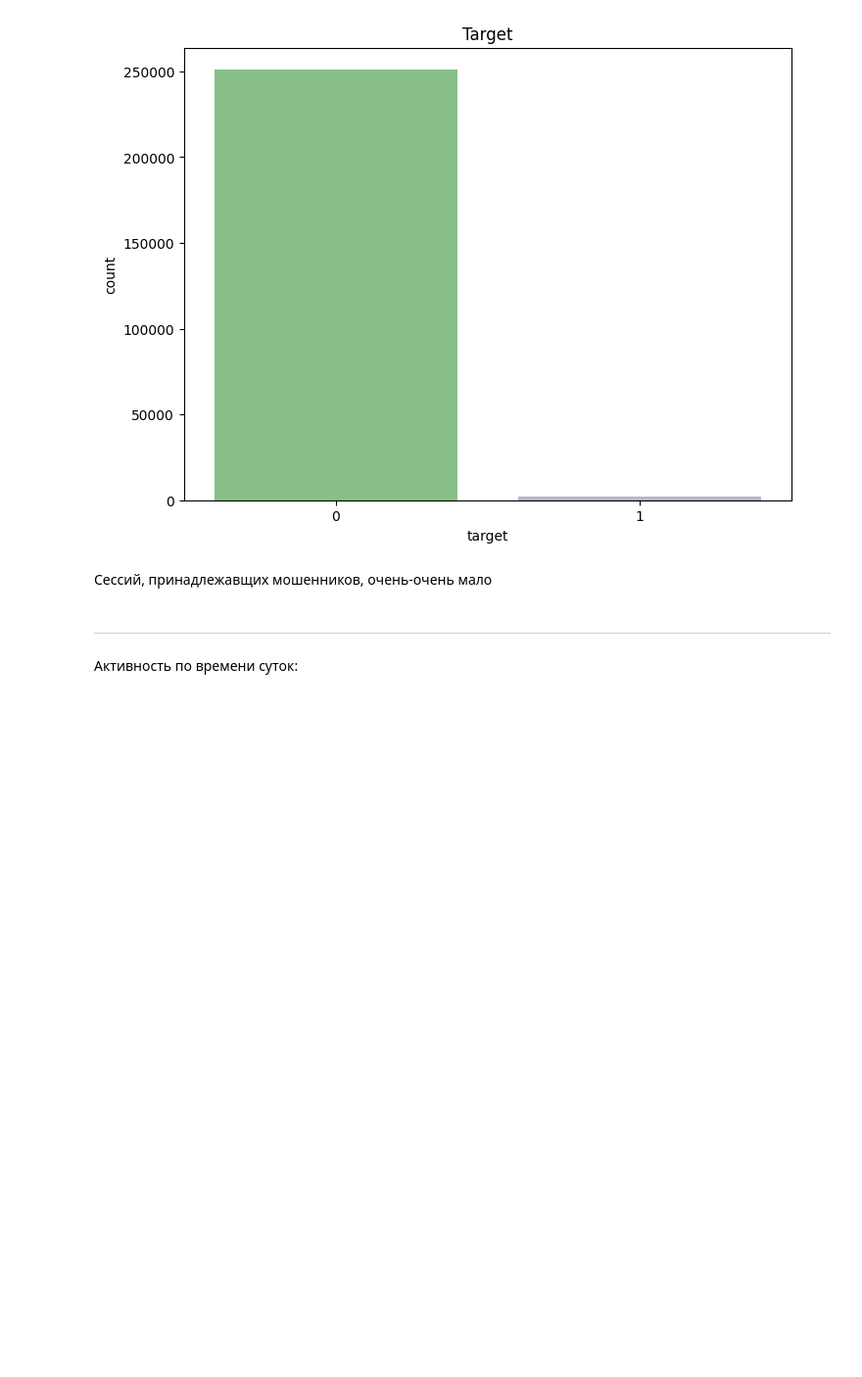
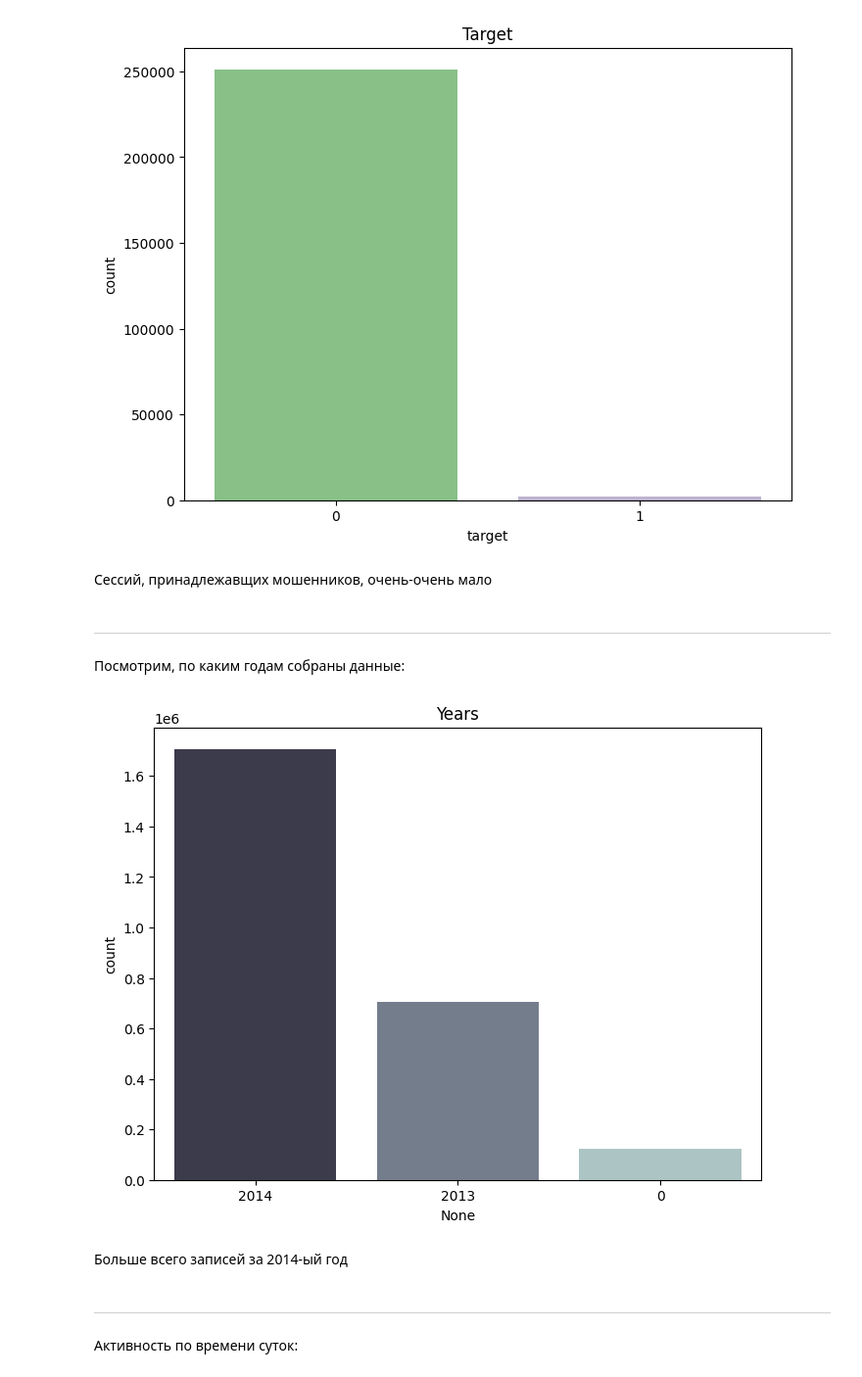
Before and after one commit to sollltit/ml_college_2, a Jupyter notebook: data_ver3.ipynb, the cells around one changed output. Shown at 98% size. Drawn from its saved outputs; the diff is of its cells as text; code cells hidden in the pictures; blank space fills up the shorter version.

```diff
--- a/data_ver3.ipynb
+++ b/data_ver3.ipynb
@@ -651,6 +703,29 @@ plt.show()
 [figure]
 # %% [markdown]
 Сессий, принадлежавщих мошенников, очень-очень мало
+# %% [markdown]
+________________________________________________________
+
+Посмотрим, по каким годам собраны данные:
+# %%
+# список колонок, в которых указана дата
+date_col = [col for col in df4.columns if 'time' in col and 'date' in col]
+
+df_date = df4.copy()
+df_date[date_col] = df_date[date_col].astype('str')
+# первые 4 символа (берём из даты только год)
+df_date[date_col] = df_date[date_col].apply(lambda x: x.str[:4])
+years = pd.concat([df_date[col] for col in date_col])
+
+# график
+plt.figure(figsize=(8, 6))
+sns.countplot(x = years, palette = 'bone')
+plt.title('Years')
+plt.show()
+# %% [output]
+[figure, added]
+# %% [markdown]
+Больше всего записей за 2014-ый год
 # %% [markdown]
 ___________________________________________________________________________________________
 
```
Also changed, not shown: parts of 11 cells of this notebook, 1 other file.
